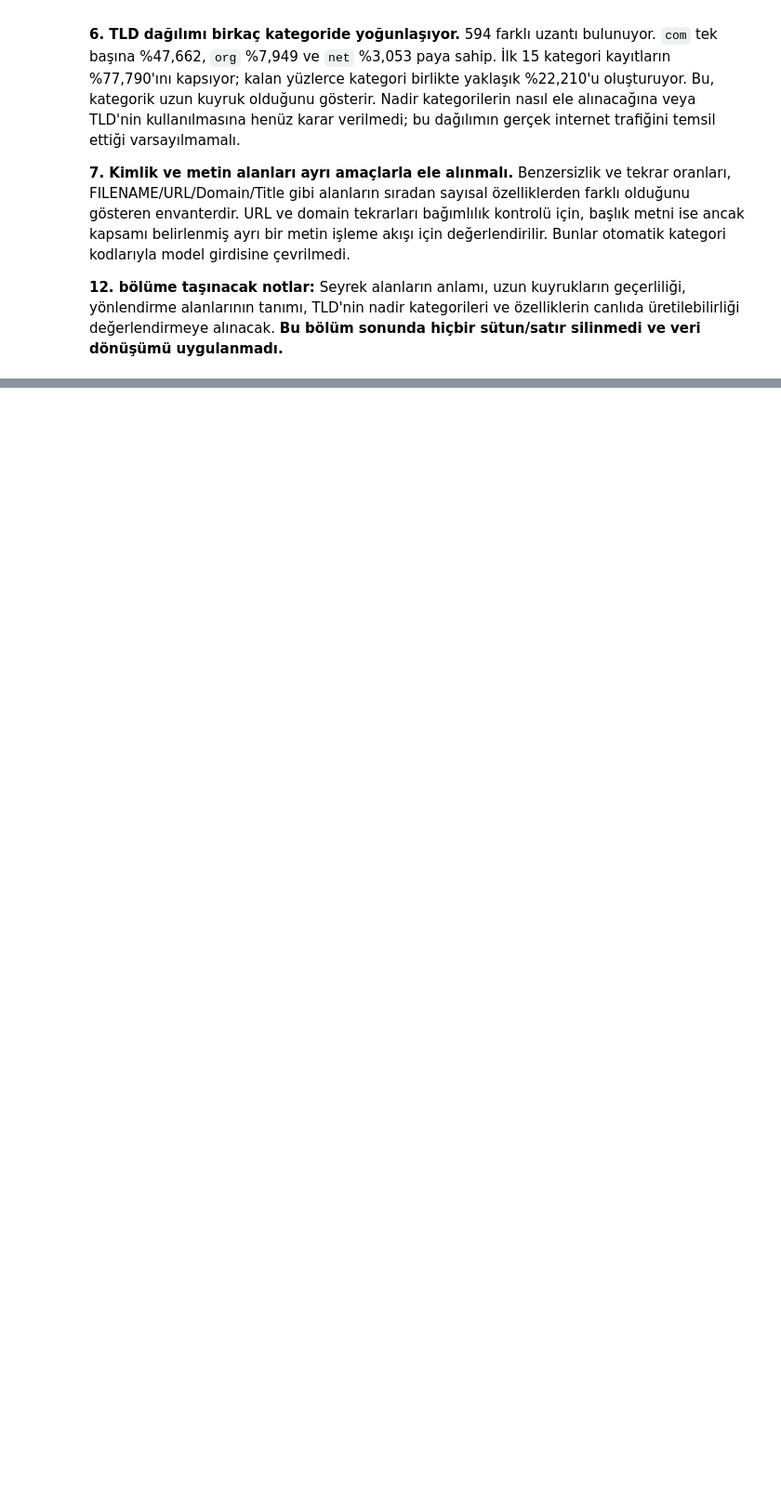
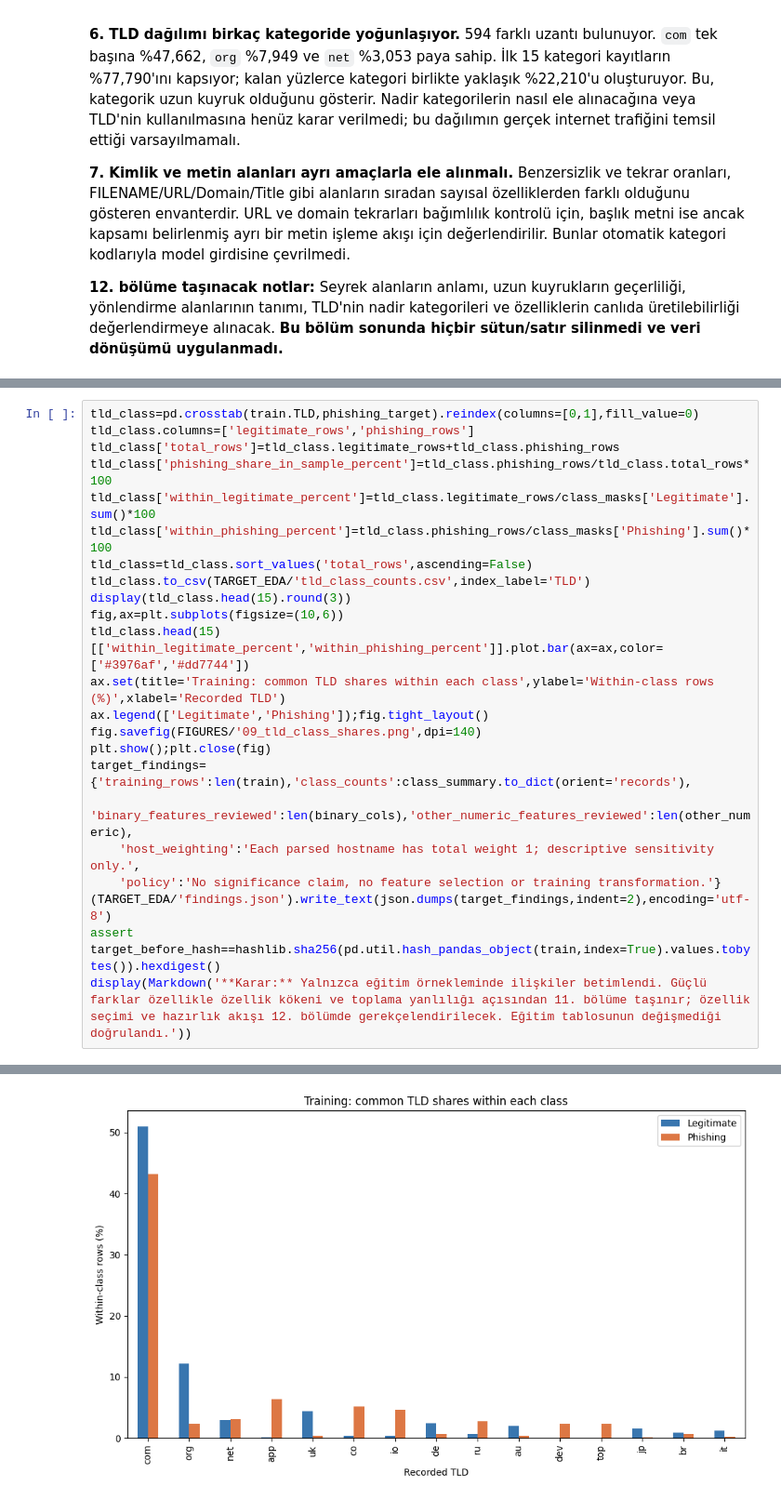
Before and after one commit to aliabdelhalim272/Detction-of-phishing-websites-using-machine-learning-, a Jupyter notebook: notebooks/01_eda.ipynb, the cells around one changed output, grey strips where cells are left out. Shown at 93% size. Drawn from its saved outputs; the diff is of its cells as text; blank space fills up the shorter version.

```diff
--- a/notebooks/01_eda.ipynb
+++ b/notebooks/01_eda.ipynb
@@ -953,0 +1401,24 @@ Korelasyon, türetilmiş alanlar, tekrar eden bilgi ve mantıksal ilişkileri in
+# %%
+tld_class=pd.crosstab(train.TLD,phishing_target).reindex(columns=[0,1],fill_value=0)
+tld_class.columns=['legitimate_rows','phishing_rows']
+tld_class['total_rows']=tld_class.legitimate_rows+tld_class.phishing_rows
+tld_class['phishing_share_in_sample_percent']=tld_class.phishing_rows/tld_class.total_rows*100
+tld_class['within_legitimate_percent']=tld_class.legitimate_rows/class_masks['Legitimate'].sum()*100
+tld_class['within_phishing_percent']=tld_class.phishing_rows/class_masks['Phishing'].sum()*100
+tld_class=tld_class.sort_values('total_rows',ascending=False)
+tld_class.to_csv(TARGET_EDA/'tld_class_counts.csv',index_label='TLD')
+display(tld_class.head(15).round(3))
+fig,ax=plt.subplots(figsize=(10,6))
+tld_class.head(15)[['within_legitimate_percent','within_phishing_percent']].plot.bar(ax=ax,color=['#3976af','#dd7744'])
+ax.set(title='Training: common TLD shares within each class',ylabel='Within-class rows (%)',xlabel='Recorded TLD')
+ax.legend(['Legitimate','Phishing']);fig.tight_layout()
+fig.savefig(FIGURES/'09_tld_class_shares.png',dpi=140)
+plt.show();plt.close(fig)
+target_findings={'training_rows':len(train),'class_counts':class_summary.to_dict(orient='records'),
+    'binary_features_reviewed':len(binary_cols),'other_numeric_features_reviewed':len(other_numeric),
+    'host_weighting':'Each parsed hostname has total weight 1; descriptive sensitivity only.',
+    'policy':'No significance claim, no feature selection or training transformation.'}
+(TARGET_EDA/'findings.json').write_text(json.dumps(target_findings,indent=2),encoding='utf-8')
+assert target_before_hash==hashlib.sha256(pd.util.hash_pandas_object(train,index=True).values.tobytes()).hexdigest()
+display(Markdown('**Karar:** Yalnızca eğitim örnekleminde ilişkiler betimlendi. Güçlü farklar özellikle özellik kökeni ve toplama yanlılığı açısından 11. bölüme taşınır; özellik seçimi ve hazırlık akışı 12. bölümde gerekçelendirilecek. Eğitim tablosunun değişmediği doğrulandı.'))
+# %% [output]
@@ -953,0 +1442 @@ Korelasyon, türetilmiş alanlar, tekrar eden bilgi ve mantıksal ilişkileri in
+[figure, added]
```
Also changed, not shown: parts of 46 cells of this notebook, 42 other files.
